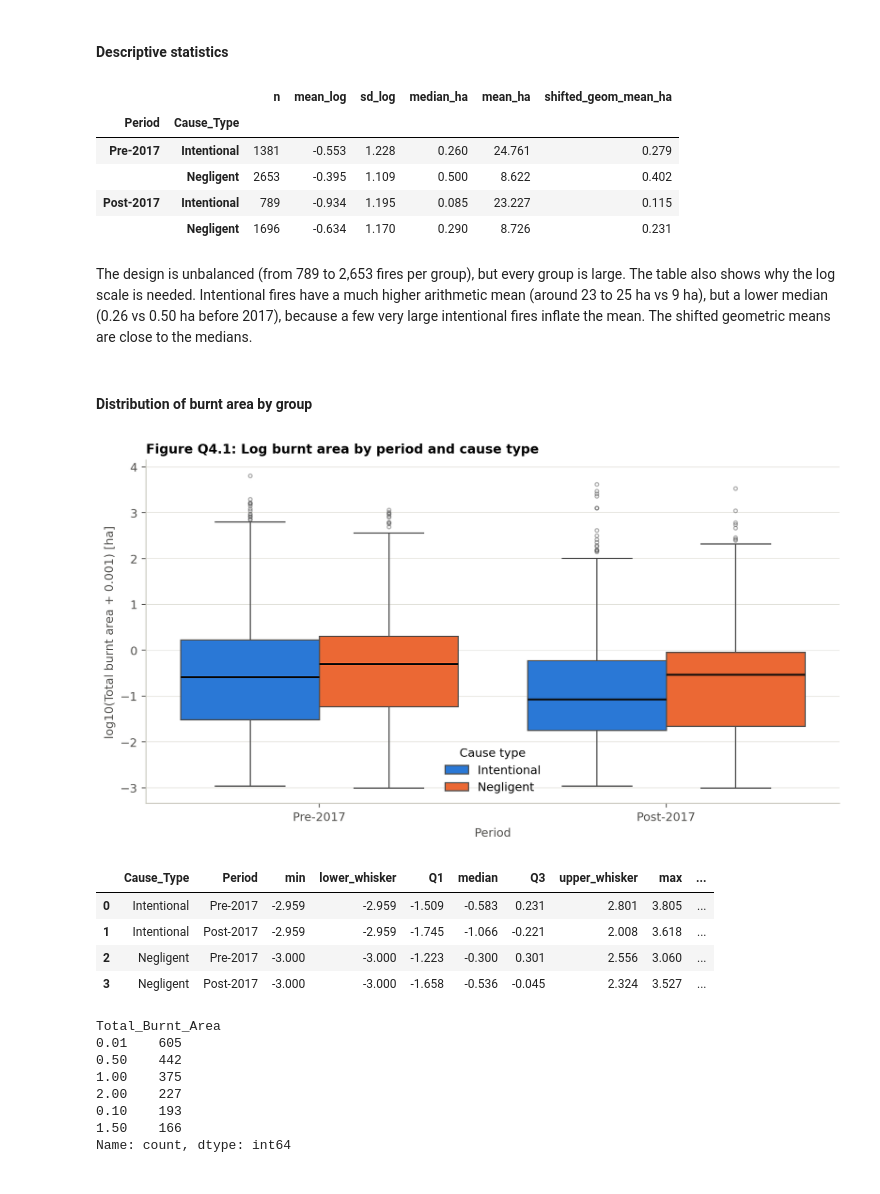
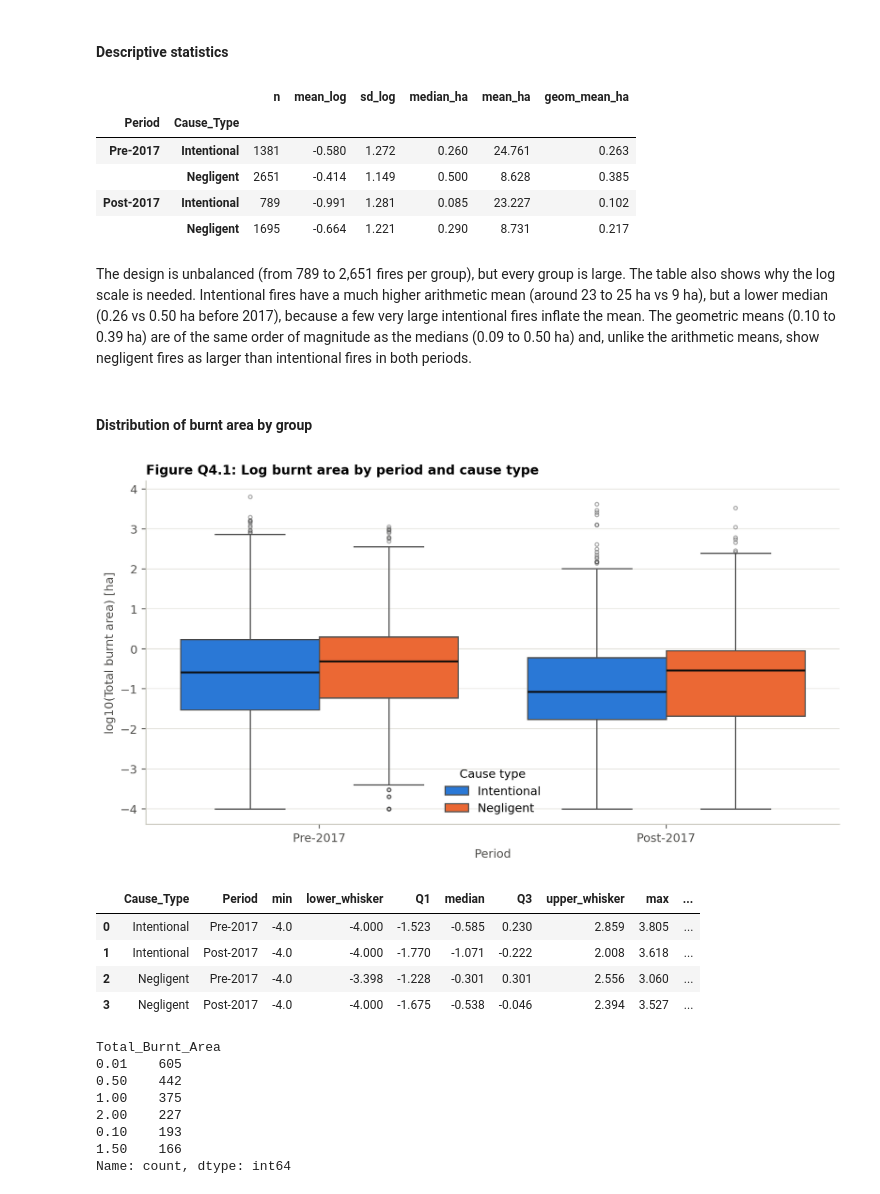
Before and after one commit to isabelamer/FCED_project, a Jupyter notebook: wildfires.ipynb, the cells around one changed output. Drawn from its saved outputs; the diff is of its cells as text; code cells hidden in the pictures.

```diff
--- a/wildfires.ipynb
+++ b/wildfires.ipynb
@@ -766,34 +772,34 @@ q4_desc = (
            median_ha=("Total_Burnt_Area", "median"),
            mean_ha=("Total_Burnt_Area", "mean"))
 )
-# shifted geometric mean in hectares (back-transformation of the mean of log10(area + 0.001))
-q4_desc["shifted_geom_mean_ha"] = 10 ** q4_desc["mean_log"] - 0.001
+# geometric mean in hectares (back-transformation of the mean of log10(area))
+q4_desc["geom_mean_ha"] = 10 ** q4_desc["mean_log"]
 q4_desc.round(3)
 # %% [output]
-|  |  | n | mean_log | sd_log | median_ha | mean_ha | shifted_geom_mean_ha |
+|  |  | n | mean_log | sd_log | median_ha | mean_ha | geom_mean_ha |
 | Period | Cause_Type |  |  |  |  |  |  |
-| Pre-2017 | Intentional | 1381 | -0.553 | 1.228 | 0.260 | 24.761 | 0.279 |
-|  | Negligent | 2653 | -0.395 | 1.109 | 0.500 | 8.622 | 0.402 |
-| Post-2017 | Intentional | 789 | -0.934 | 1.195 | 0.085 | 23.227 | 0.115 |
-|  | Negligent | 1696 | -0.634 | 1.170 | 0.290 | 8.726 | 0.231 |
+| Pre-2017 | Intentional | 1381 | -0.580 | 1.272 | 0.260 | 24.761 | 0.263 |
+|  | Negligent | 2651 | -0.414 | 1.149 | 0.500 | 8.628 | 0.385 |
+| Post-2017 | Intentional | 789 | -0.991 | 1.281 | 0.085 | 23.227 | 0.102 |
+|  | Negligent | 1695 | -0.664 | 1.221 | 0.290 | 8.731 | 0.217 |
 # %% [markdown]
-The design is unbalanced (from 789 to 2,653 fires per group), but every group is large. The table also shows why the log scale is needed. Intentional fires have a much higher arithmetic mean (around 23 to 25 ha vs 9 ha), but a lower median (0.26 vs 0.50 ha before 2017), because a few very large intentional fires inflate the mean. The shifted geometric means are close to the medians.
+The design is unbalanced (from 789 to 2,651 fires per group), but every group is large. The table also shows why the log scale is needed. Intentional fires have a much higher arithmetic mean (around 23 to 25 ha vs 9 ha), but a lower median (0.26 vs 0.50 ha before 2017), because a few very large intentional fires inflate the mean. The geometric means (0.10 to 0.39 ha) are of the same order of magnitude as the medians (0.09 to 0.50 ha) and, unlike the arithmetic means, show negligent fires as larger than intentional fires in both periods.
 # %% [markdown]
 #### Distribution of burnt area by group
 # %%
 fig, ax = plt.subplots(figsize=(9, 5))
 sns.boxplot(data=q4, x="Period", y="Log_Total_Burnt_Area", hue="Cause_Type",
             order=PERIOD_ORDER, hue_order=CAUSE_ORDER, palette=PAL_CAUSE, saturation=1,
             medianprops={"color": INK, "linewidth": 1.6},
             flierprops={"marker": "o", "markersize": 3, "alpha": .45}, ax=ax)
 ax.set_title("Figure Q4.1: Log burnt area by period and cause type")
-ax.set_ylabel("log10(Total burnt area + 0.001) [ha]")
+ax.set_ylabel("log10(Total burnt area) [ha]")
 ax.set_xlabel("Period")
 ax.legend(title="Cause type")
 plt.tight_layout()
 plt.show()
 # %% [output]
-[figure, old version]
+[figure, new version]
 # %%
 # Numbers behind Figure Q4.1 (boxplot statistics on the log scale)
 box_rows = []
@@ -814,16 +820,15 @@ for (cause, period), g in q4.groupby(["Cause_Type", "Period"], observed=True):
         "max": x.max(),
         "n_outliers_upper": (x > hi + 1.5 * iqr).sum(),
         "n_outliers_lower": (x < lo - 1.5 * iqr).sum(),
-        "n_0_ha": (area == 0).sum(),
         "n_0.01_ha": (area == 0.01).sum(),
     })
 pd.DataFrame(box_rows).round(3)
 # %% [output]
 |  | Cause_Type | Period | min | lower_whisker | Q1 | median | Q3 | upper_whisker | max | ... |
-| 0 | Intentional | Pre-2017 | -2.959 | -2.959 | -1.509 | -0.583 | 0.231 | 2.801 | 3.805 | ... |
-| 1 | Intentional | Post-2017 | -2.959 | -2.959 | -1.745 | -1.066 | -0.221 | 2.008 | 3.618 | ... |
-| 2 | Negligent | Pre-2017 | -3.000 | -3.000 | -1.223 | -0.300 | 0.301 | 2.556 | 3.060 | ... |
-| 3 | Negligent | Post-2017 | -3.000 | -3.000 | -1.658 | -0.536 | -0.045 | 2.324 | 3.527 | ... |
+| 0 | Intentional | Pre-2017 | -4.0 | -4.000 | -1.523 | -0.585 | 0.230 | 2.859 | 3.805 | ... |
+| 1 | Intentional | Post-2017 | -4.0 | -4.000 | -1.770 | -1.071 | -0.222 | 2.008 | 3.618 | ... |
+| 2 | Negligent | Pre-2017 | -4.0 | -3.398 | -1.228 | -0.301 | 0.301 | 2.556 | 3.060 | ... |
+| 3 | Negligent | Post-2017 | -4.0 | -4.000 | -1.675 | -0.538 | -0.046 | 2.394 | 3.527 | ... |
 # %%
 # Most frequent burnt area values (in ha)
 q4["Total_Burnt_Area"].value_counts().head(6)
```
Also changed, not shown: parts of 46 cells of this notebook, 7 other files.
